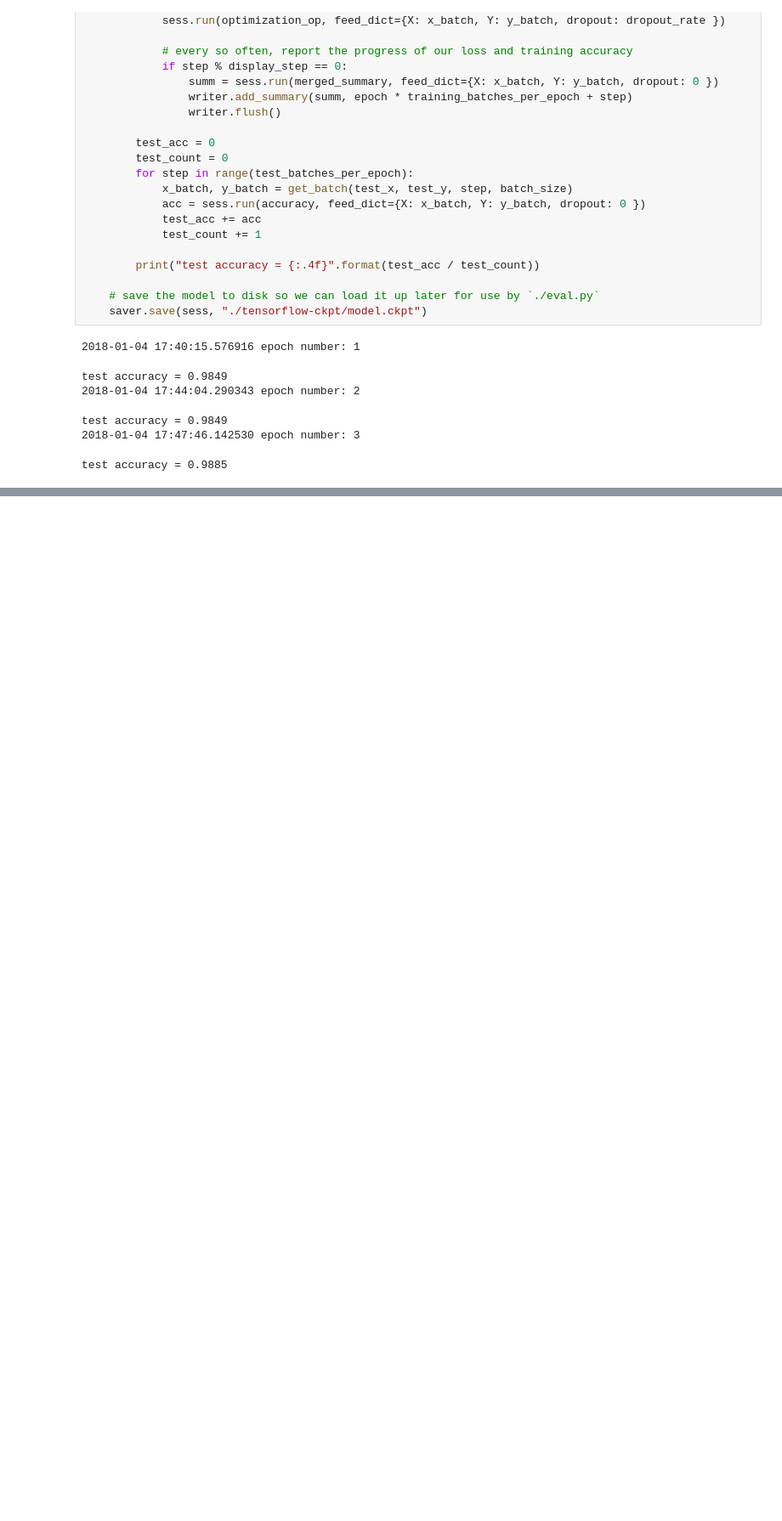
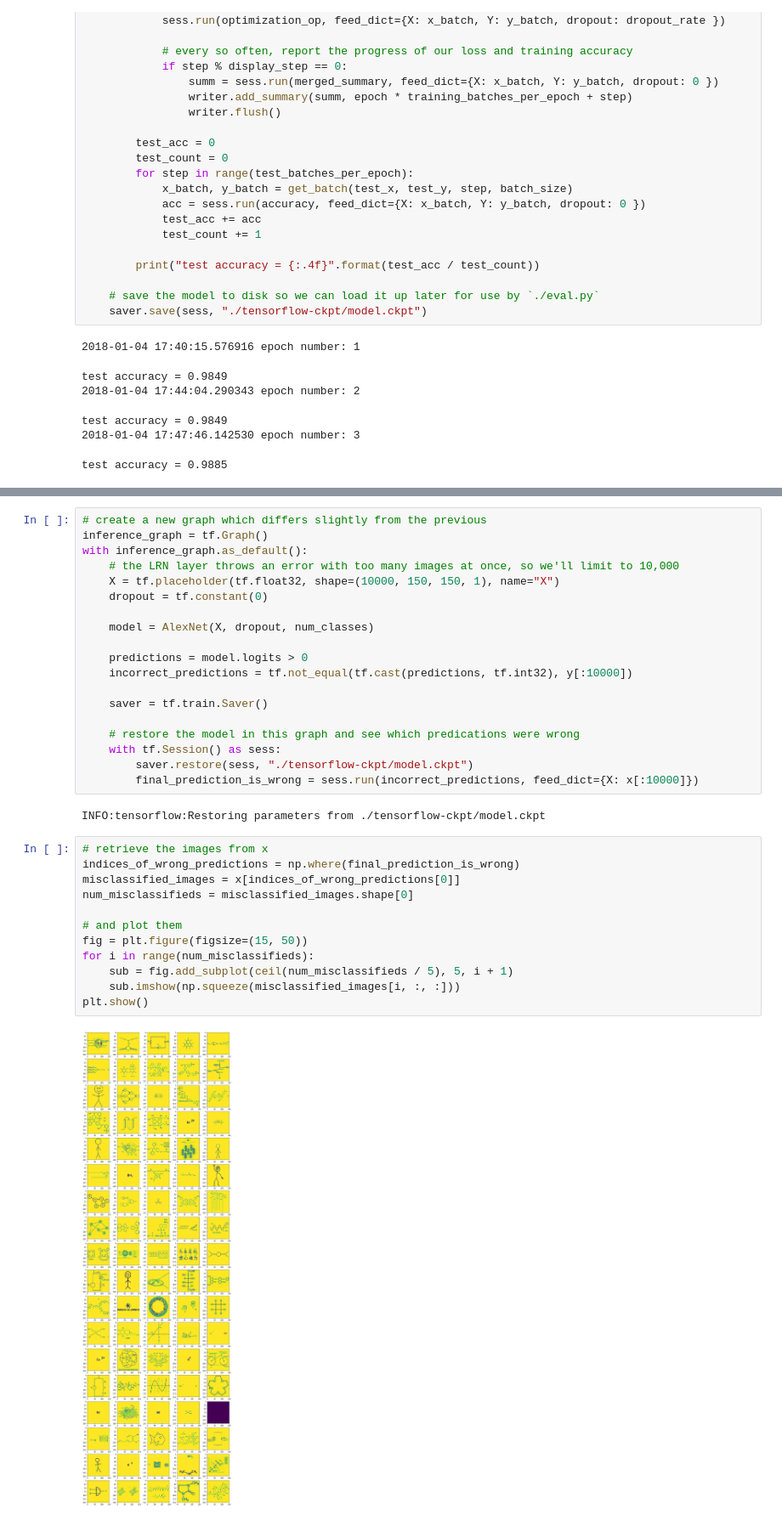
Before and after one commit to acarl005/LewisNet-1, a Jupyter notebook: train.ipynb, the cells around one changed output, grey strips where cells are left out. Shown at 85% size. Saved outputs shown, nothing was run; the diff lists cells and outputs as text; blank space fills up the shorter version.

```diff
--- a/train.ipynb
+++ b/train.ipynb
@@ -162,0 +164,35 @@ test accuracy = 0.9885
+# %%
+# create a new graph which differs slightly from the previous
+inference_graph = tf.Graph()
+with inference_graph.as_default():
+    # the LRN layer throws an error with too many images at once, so we'll limit to 10,000
+    X = tf.placeholder(tf.float32, shape=(10000, 150, 150, 1), name="X")
+    dropout = tf.constant(0)
+
+    model = AlexNet(X, dropout, num_classes)
+
+    predictions = model.logits > 0
+    incorrect_predictions = tf.not_equal(tf.cast(predictions, tf.int32), y[:10000])
+
+    saver = tf.train.Saver()
+
+    # restore the model in this graph and see which predications were wrong
+    with tf.Session() as sess:
+        saver.restore(sess, "./tensorflow-ckpt/model.ckpt")
+        final_prediction_is_wrong = sess.run(incorrect_predictions, feed_dict={X: x[:10000]})
+# %% [output]
+INFO:tensorflow:Restoring parameters from ./tensorflow-ckpt/model.ckpt
+# %%
+# retrieve the images from x
+indices_of_wrong_predictions = np.where(final_prediction_is_wrong)
+misclassified_images = x[indices_of_wrong_predictions[0]]
+num_misclassifieds = misclassified_images.shape[0]
+
+# and plot them
+fig = plt.figure(figsize=(15, 50))
+for i in range(num_misclassifieds):
+    sub = fig.add_subplot(ceil(num_misclassifieds / 5), 5, i + 1)
+    sub.imshow(np.squeeze(misclassified_images[i, :, :]))
+plt.show()
+# %% [output]
+[figure, added]
```
Also changed, not shown: parts of 4 cells of this notebook, 1 other file.
